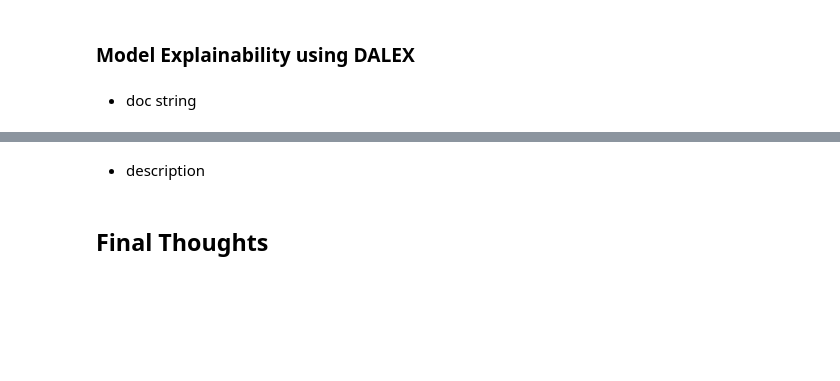
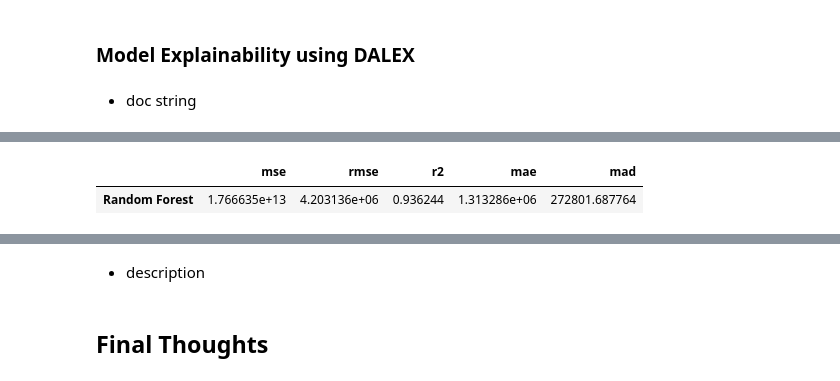
Before and after one commit to PacktPublishing/Applied-Machine-Learning-Explainability-Techniques, a Jupyter notebook: Chapter09/DALEX_example.ipynb, the cells around one changed output, grey strips where cells are left out. Drawn from its saved outputs; the diff is of its cells as text; code cells hidden in the pictures; blank space fills up the shorter version.

Commit message:
Added initial DALEX explanations - more to go

```diff
--- a/Chapter09/DALEX_example.ipynb
+++ b/Chapter09/DALEX_example.ipynb
@@ -270,3 +270,9 @@ Interestingly the model was very close! The original valuation in Euros for `Jad
 ### Model Explainability using DALEX
 # %% [markdown]
 - doc string
+# %%
+# Create DALEX Explainer object
+explainer = dx.Explainer(model,
+                         x_valid, y_valid,
+                         model_type = 'regression',
+                         label='Random Forest')
@@ -272,0 +298,6 @@ Interestingly the model was very close! The original valuation in Euros for `Jad
+# %%
+model_performance = explainer.model_performance("regression")
+display.display(model_performance.result)
+# %% [output]
+|  | mse | rmse | r2 | mae | mad |
+| Random Forest | 1.766635e+13 | 4.203136e+06 | 0.936244 | 1.313286e+06 | 272801.687764 |
```
Also changed, not shown: parts of 22 cells of this notebook.
